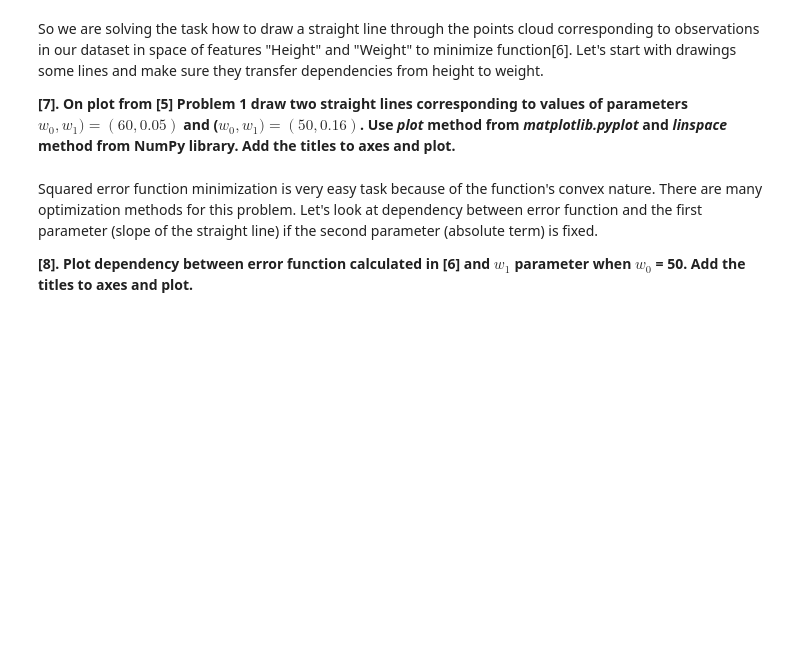
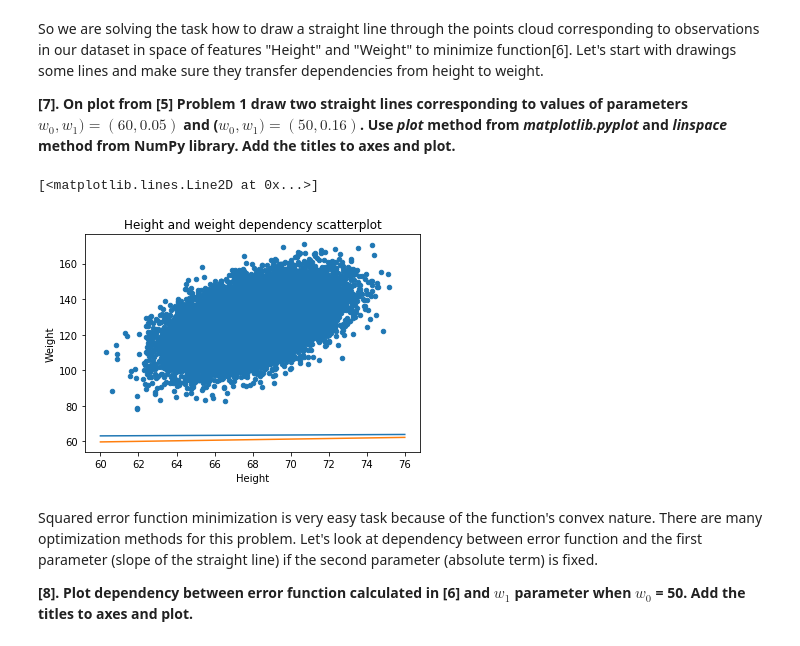
Before and after one commit to sweeterr/mlcourse.ai, a Jupyter notebook: jupyter_english/assignments_demo/assignment04_linreg_optimization.ipynb, the cells around one changed output. Cells and saved outputs as stored; diff of their text form; code cells hidden in the pictures; blank space fills up the shorter version.

```diff
--- a/jupyter_english/assignments_demo/assignment04_linreg_optimization.ipynb
+++ b/jupyter_english/assignments_demo/assignment04_linreg_optimization.ipynb
@@ -127,3 +126,13 @@ So we are solving the task how to draw a straight line through the points cloud
+# %%
+data.plot(x='Height', y='Weight', kind='scatter', title='Height and weight dependency scatterplot')
+x = np.linspace(60, 76)
+y1 = 60 + 0.05 * x
+y2 = 50 + 0.16 * x
+plt.plot(x, y1)
+plt.plot(x, y2)
+# %% [output]
+[<matplotlib.lines.Line2D at 0x...>]
+[figure, added]
 # %% [markdown]
 Squared error function minimization is very easy task because of the function's convex nature. There are many optimization methods for this problem. Let's look at dependency between error function and the first parameter (slope of the straight line) if the second parameter (absolute term) is fixed.
 
```
Also changed, not shown: parts of 18 cells of this notebook.
